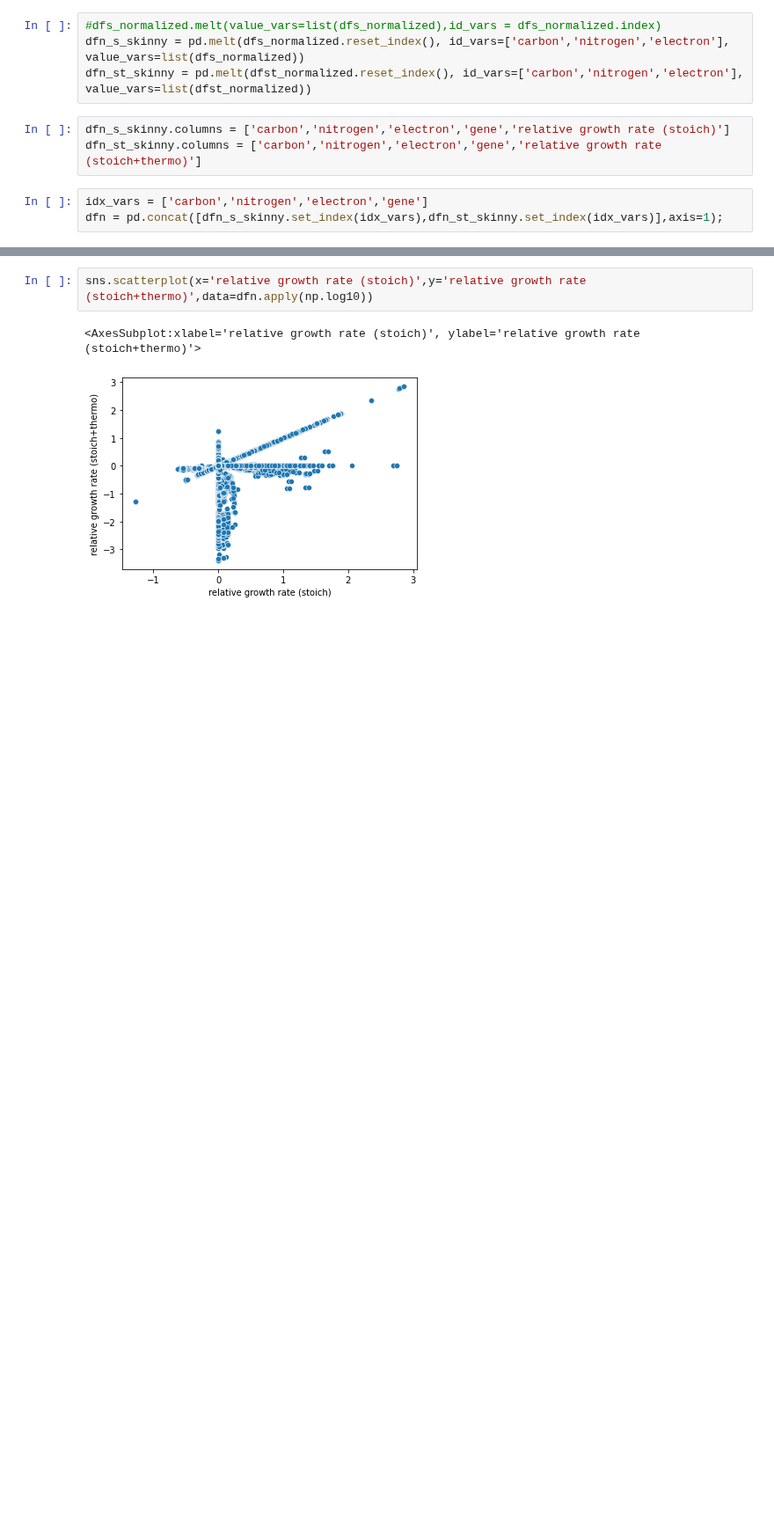
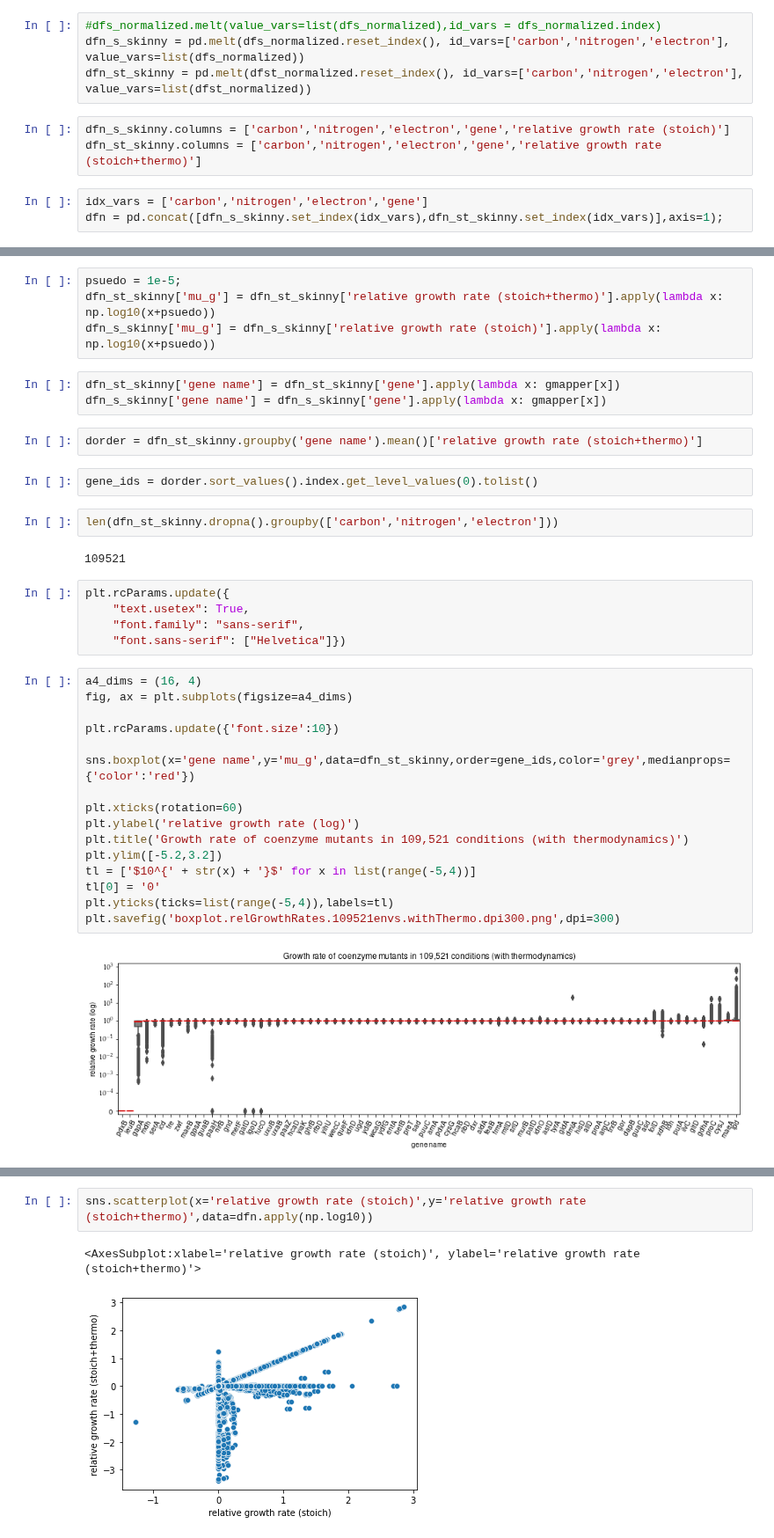
Before and after one commit to jgoldford/coenzymes, a Jupyter notebook: scc/parse_scc_results.ipynb, the cells around one changed output, grey strips where cells are left out. Shown at 88% size. Drawn from its saved outputs; the diff is of its cells as text; blank space fills up the shorter version.

Commit message:
added analysis scripts and plots

```diff
--- a/scc/parse_scc_results.ipynb
+++ b/scc/parse_scc_results.ipynb
@@ -99,0 +139,38 @@ dfn = pd.concat([dfn_s_skinny.set_index(idx_vars),dfn_st_skinny.set_index(idx_va
+# %%
+psuedo = 1e-5;
+dfn_st_skinny['mu_g'] = dfn_st_skinny['relative growth rate (stoich+thermo)'].apply(lambda x: np.log10(x+psuedo))
+dfn_s_skinny['mu_g'] = dfn_s_skinny['relative growth rate (stoich)'].apply(lambda x: np.log10(x+psuedo))
+# %%
+dfn_st_skinny['gene name'] = dfn_st_skinny['gene'].apply(lambda x: gmapper[x])
+dfn_s_skinny['gene name'] = dfn_s_skinny['gene'].apply(lambda x: gmapper[x])
+# %%
+dorder = dfn_st_skinny.groupby('gene name').mean()['relative growth rate (stoich+thermo)']
+# %%
+gene_ids = dorder.sort_values().index.get_level_values(0).tolist()
+# %%
+len(dfn_st_skinny.dropna().groupby(['carbon','nitrogen','electron']))
+# %% [output]
+109521
+# %%
+plt.rcParams.update({
+    "text.usetex": True,
+    "font.family": "sans-serif",
+    "font.sans-serif": ["Helvetica"]})
+# %%
+a4_dims = (16, 4)
+fig, ax = plt.subplots(figsize=a4_dims)
+
+plt.rcParams.update({'font.size':10})
+
+sns.boxplot(x='gene name',y='mu_g',data=dfn_st_skinny,order=gene_ids,color='grey',medianprops={'color':'red'})
+
+plt.xticks(rotation=60)
+plt.ylabel('relative growth rate (log)')
+plt.title('Growth rate of coenzyme mutants in 109,521 conditions (with thermodynamics)')
+plt.ylim([-5.2,3.2])
+tl = ['$10^{' + str(x) + '}$' for x in list(range(-5,4))]
+tl[0] = '0'
+plt.yticks(ticks=list(range(-5,4)),labels=tl)
+plt.savefig('boxplot.relGrowthRates.109521envs.withThermo.dpi300.png',dpi=300)
+# %% [output]
+[figure, added]
```
Also changed, not shown: parts of 9 cells of this notebook, 14 other files.
